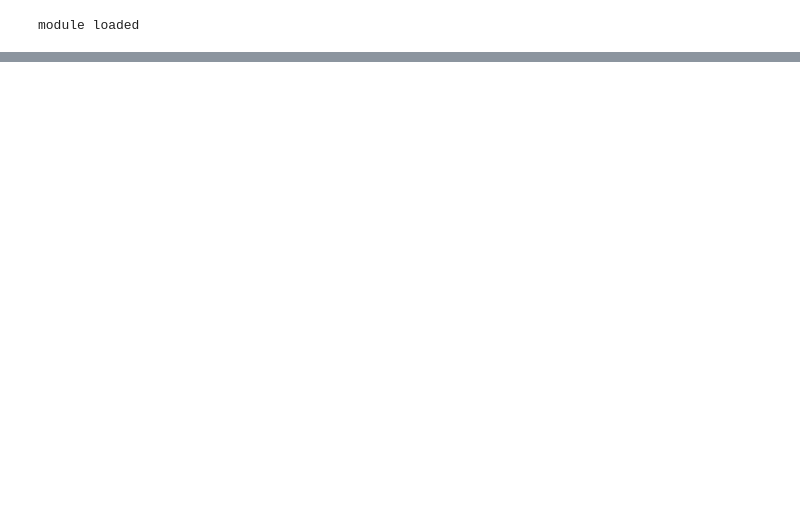
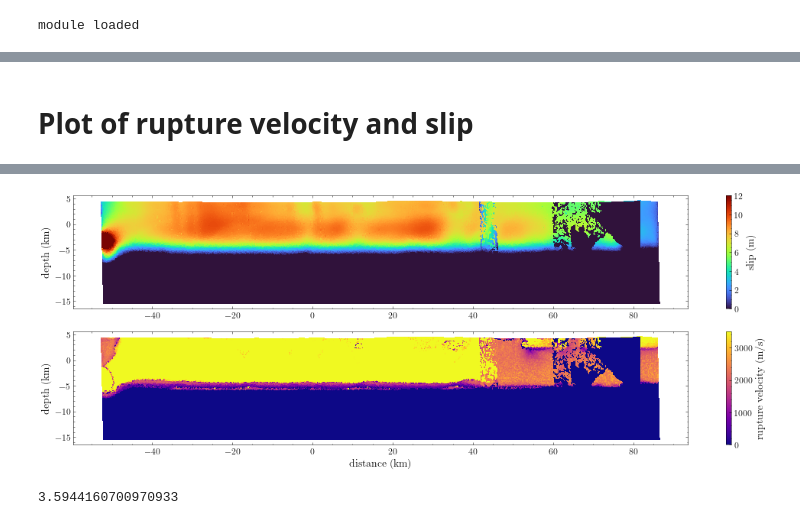
Before and after one commit to daisy20170101/SeisSol_postprocess, a Jupyter notebook: Tibet2021/TibetDynamic.ipynb, the cells around one changed output, grey strips where cells are left out. Cells and saved outputs as stored; diff of their text form; code cells hidden in the pictures; blank space fills up the shorter version.

```diff
--- a/Tibet2021/TibetDynamic.ipynb
+++ b/Tibet2021/TibetDynamic.ipynb
@@ -68,10 +105,12 @@ plt.savefig(modelname+'-mag.png',dpi=150)
+# %% [markdown]
+# Plot of rupture velocity and slip
 # %%
 # load data
 
 lla = pyproj.Proj(proj='latlong', ellps='WGS84', datum='WGS84')
 myproj = pyproj.Proj(proj='lcc', init='EPSG:3415')
 
-xdmfFilename = folder + modelname+'-fault.xdmf'
+xdmfFilename = ModelFolder + modelname+'-fault.xdmf'
 
 hypoll = np.loadtxt('/import/freenas-m-05-seissol/dli/Qinghai/' + 'hypocenters.dat')
 
@@ -94,13 +133,13 @@ td = LoadData(xdmfFilename,'T_d',connect.shape[0],idt=ndt-1,oneDtMem=True,firstE
 # srd=LoadData(xdmfFilename,'PSR',connect.shape[0],idt=ndt-1,oneDtMem=True,firstElement=-1)
 #%%
 
-fig=plt.figure(figsize=(12,4.0))
+fig=plt.figure(figsize=(18,6.0))
 
 
 #ax0.set_title('Mapview of Td0')
 ax0 = fig.add_subplot(2, 1, 1)
 sc = ax0.tripcolor(triang,asl[0],cmap='turbo',vmin=0.0,vmax=12.0)
-ax0.set_xlabel('distance (km)')
+ax0.set_xlabel('')
 ax0.set_ylabel('depth (km)')
 
 cl = fig.colorbar(sc,ax=ax0)
@@ -120,0 +158 @@ plt.savefig(outname,dpi=100,transparent=False)
+[figure, added]
@@ -209,4 +168,8 @@ srd5 =LoadData(xdmfFilename,'SRd',connect.shape[0],idt=54,oneDtMem=True,firstEle
 # srd6 =LoadData(xdmfFilename,'SRd',connect.shape[0],idt=int(5*ndt/6),oneDtMem=True,firstElement=-1)
+# %%
+max(srd2[0])
+# %% [output]
+3.5944160700970933
 # %%
 # plot snapshots of slip rate
 fig,([ax0,ax1],[ax2,ax3]) = plt.subplots(nrows=2,ncols=2,figsize=(6,5.5))
```
Also changed, not shown: parts of 15 cells of this notebook, 1 other file.
